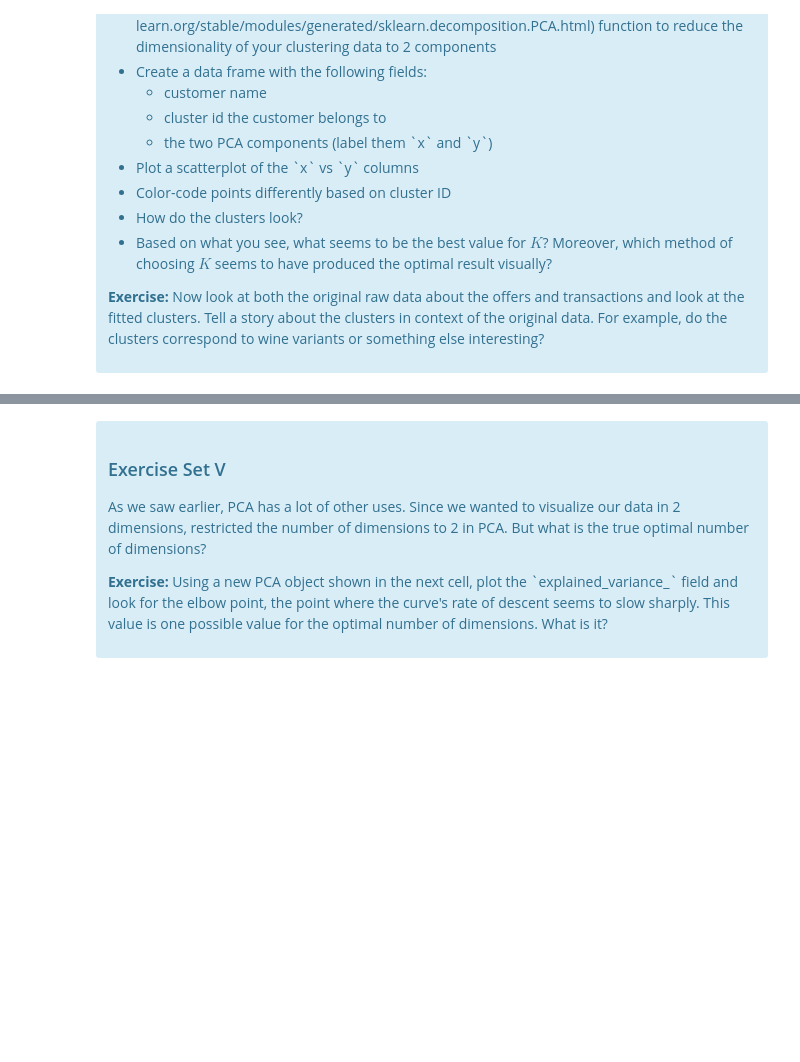
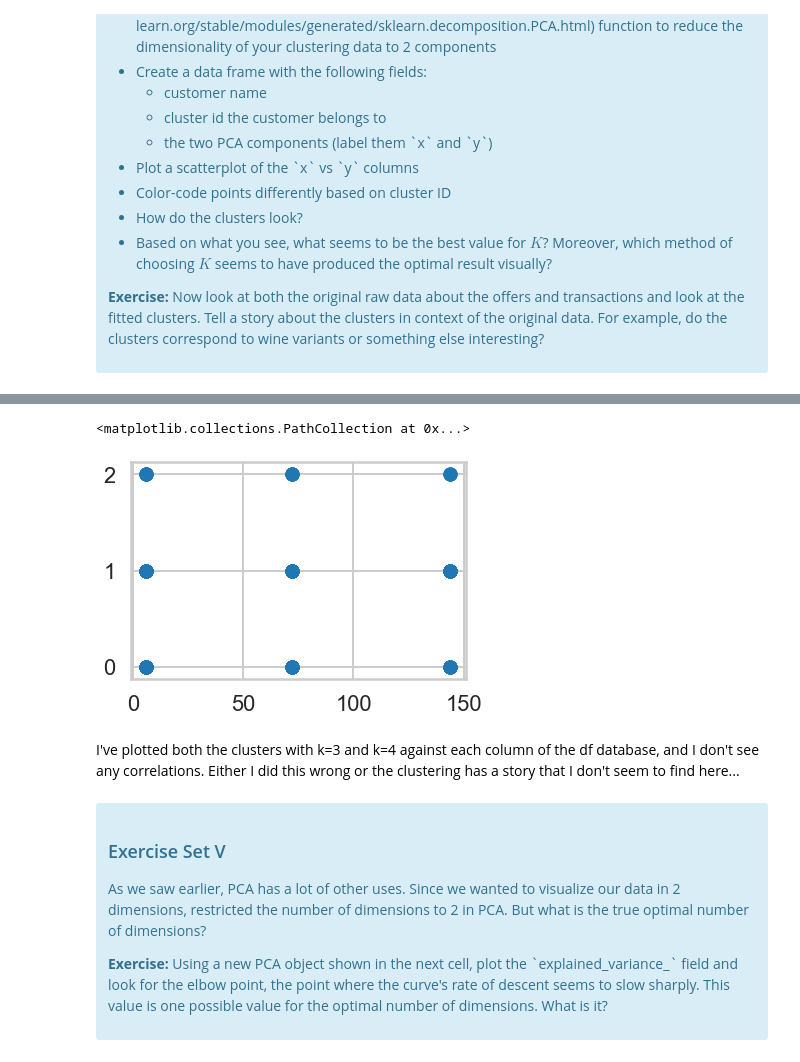
Before and after one commit to xandramichel/Springboard, a Jupyter notebook: MiniProjects/10.5 - Clustering/Mini_Project_Clustering.ipynb, the cells around one changed output, grey strips where cells are left out. Saved outputs shown, nothing was run; the diff lists cells and outputs as text; code cells hidden in the pictures; blank space fills up the shorter version.

```diff
--- a/MiniProjects/10.5 - Clustering/Mini_Project_Clustering.ipynb
+++ b/MiniProjects/10.5 - Clustering/Mini_Project_Clustering.ipynb
@@ -407,0 +413,3 @@ What we've done is we've taken those columns of 0/1 indicator variables, and we'
+# %%
+df['cluster_2'] = matrix['cluster_2']
+df.head()
@@ -408,3 +423,10 @@ What we've done is we've taken those columns of 0/1 indicator variables, and we'
+# %%
+plt.scatter(df['min_qty'], df['cluster_2'])
+# %% [output]
+<matplotlib.collections.PathCollection at 0x...>
+[figure, added]
+# %% [markdown]
+I've plotted both the clusters with k=3 and k=4 against each column of the df database, and I don't see any correlations. Either I did this wrong or the clustering has a story that I don't seem to find here...
 # %% [markdown]
 <div class="span5 alert alert-info">
 <h3>Exercise Set V</h3>
```
Also changed, not shown: parts of 18 cells of this notebook.
